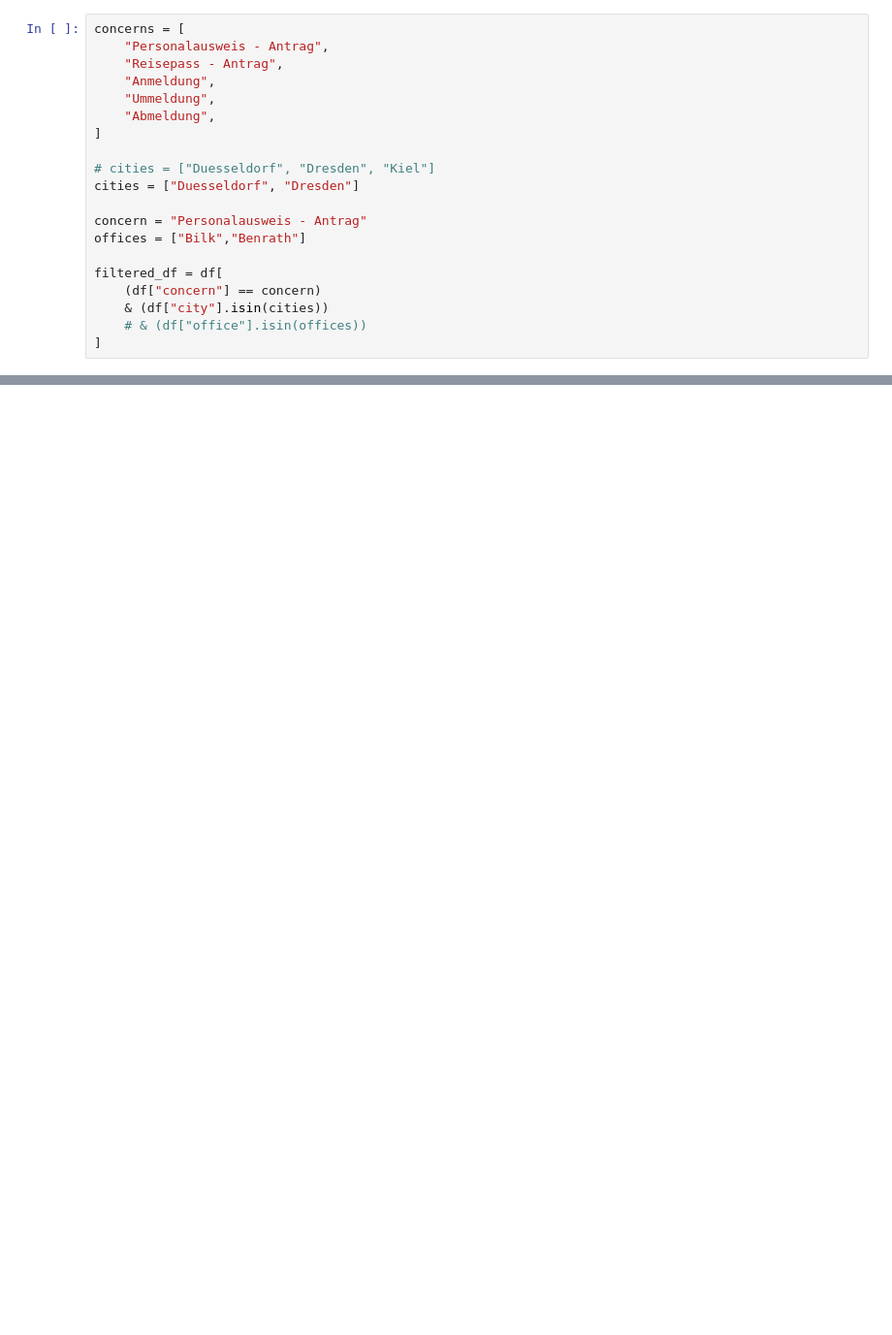
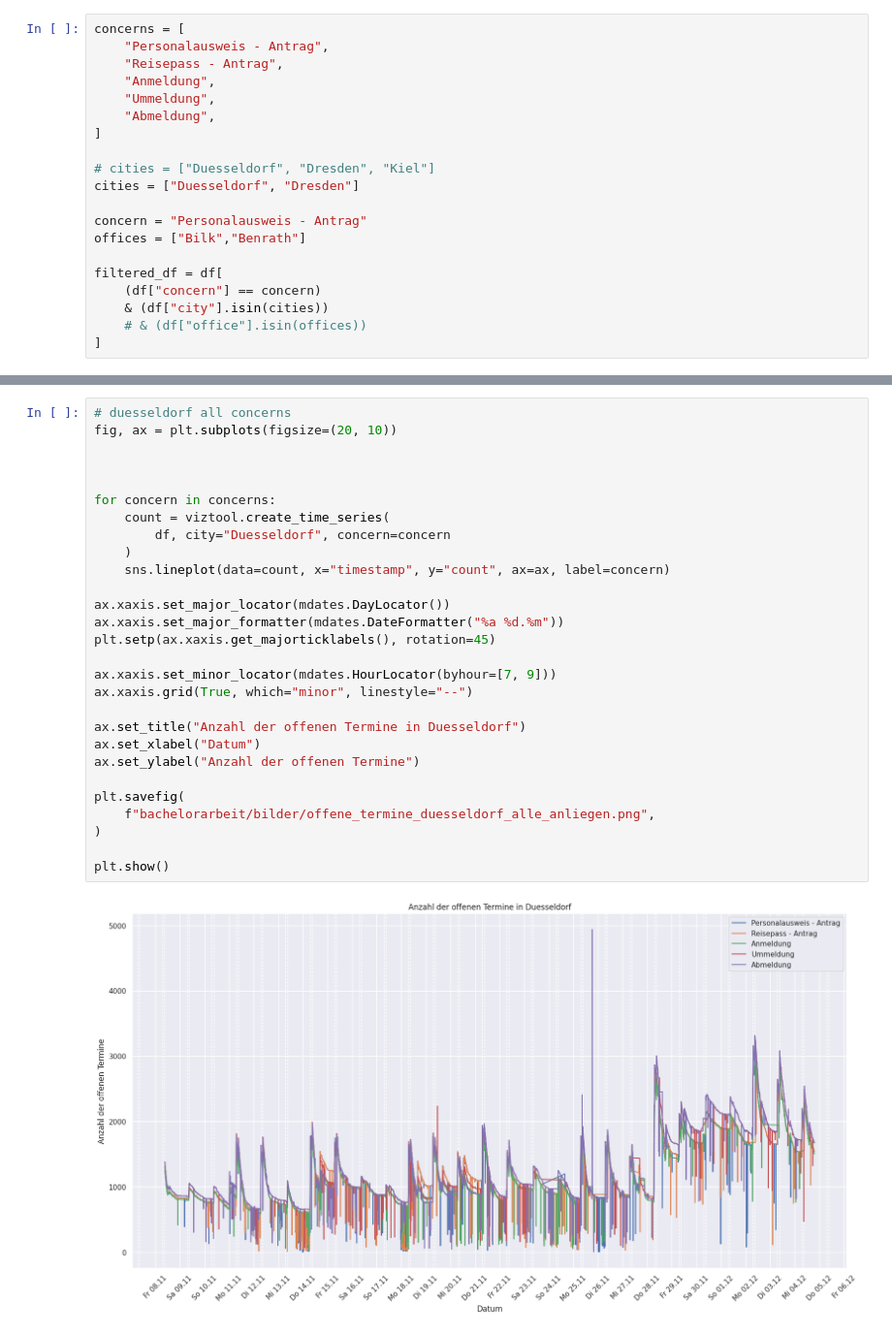
Before and after one commit to davidkempkens/appointment-scraper, a Jupyter notebook: data_analysis.ipynb, the cells around one changed output, grey strips where cells are left out. Shown at 97% size. Cells and saved outputs as stored; diff of their text form; blank space fills up the shorter version.

Commit message:
feat: enhance data visualization with new chart types and improve layout responsiveness

```diff
--- a/data_analysis.ipynb
+++ b/data_analysis.ipynb
@@ -141,0 +228,30 @@ plt.show()
+# %%
+# duesseldorf all concerns
+fig, ax = plt.subplots(figsize=(20, 10))
+
+
+
+for concern in concerns:
+    count = viztool.create_time_series(
+        df, city="Duesseldorf", concern=concern
+    )
+    sns.lineplot(data=count, x="timestamp", y="count", ax=ax, label=concern)
+
+ax.xaxis.set_major_locator(mdates.DayLocator())
+ax.xaxis.set_major_formatter(mdates.DateFormatter("%a %d.%m"))
+plt.setp(ax.xaxis.get_majorticklabels(), rotation=45)
+
+ax.xaxis.set_minor_locator(mdates.HourLocator(byhour=[7, 9]))
+ax.xaxis.grid(True, which="minor", linestyle="--")
+
+ax.set_title("Anzahl der offenen Termine in Duesseldorf")
+ax.set_xlabel("Datum")
+ax.set_ylabel("Anzahl der offenen Termine")
+
+plt.savefig(
+    f"bachelorarbeit/bilder/offene_termine_duesseldorf_alle_anliegen.png",
+)
+
+plt.show()
+# %% [output]
+[figure, added]
```
Also changed, not shown: parts of 6 cells of this notebook.
